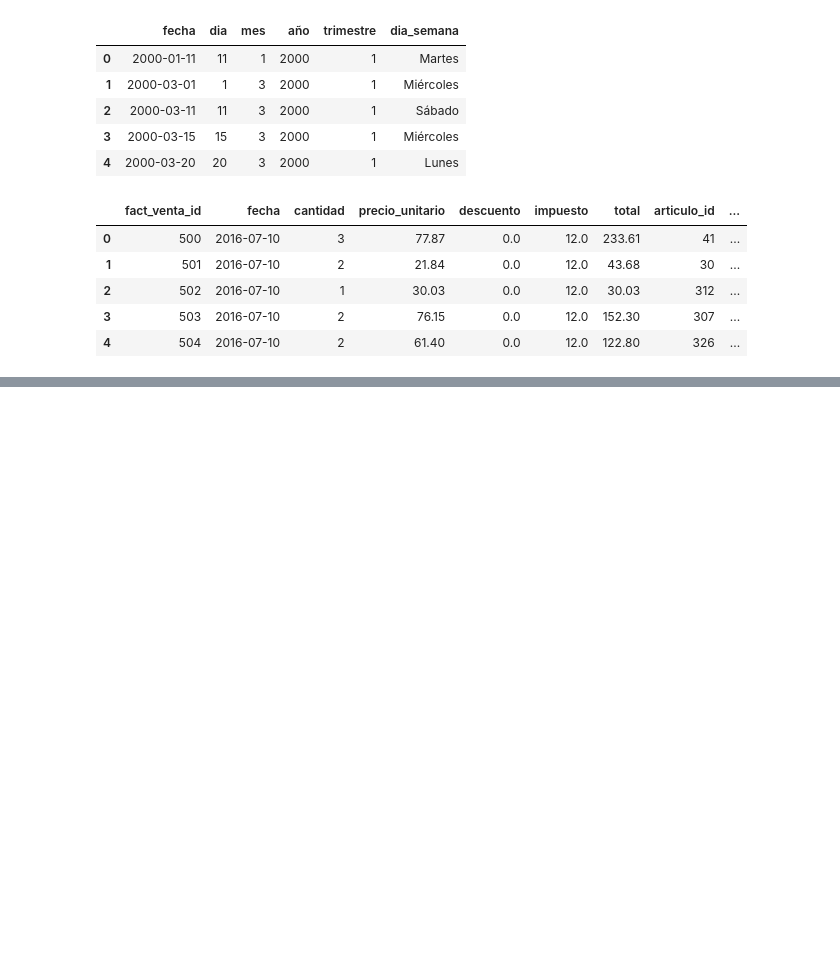
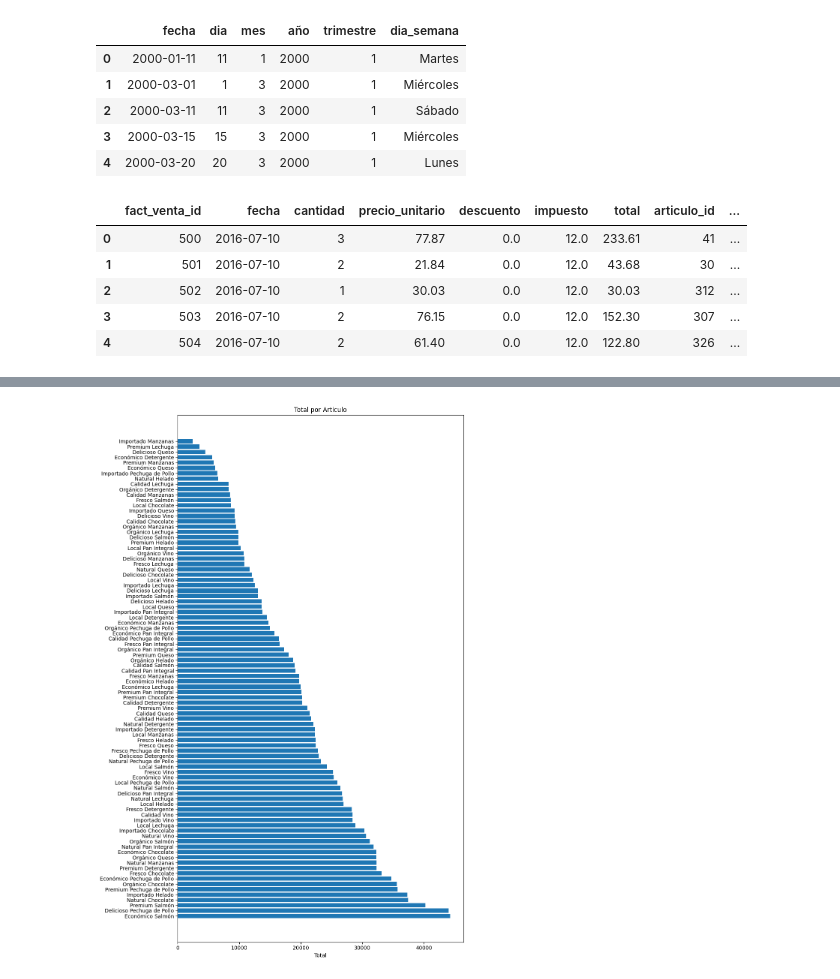
Before and after one commit to esnorki2008/Proyecto-Final-Ciencia-de-Datos-en-Python, a Jupyter notebook: DASHBOARD/DASHBOARD.ipynb, the cells around one changed output, grey strips where cells are left out. Saved outputs shown, nothing was run; the diff lists cells and outputs as text; code cells hidden in the pictures; blank space fills up the shorter version.

```diff
--- a/DASHBOARD/DASHBOARD.ipynb
+++ b/DASHBOARD/DASHBOARD.ipynb
@@ -104,0 +108,7 @@ fact_ventas.head()
+# %%
+art_mas_vendido = pd.merge(fact_ventas,dim_articulo, on="articulo_id",how="inner")
+art_mas_vendido = art_mas_vendido.groupby('nombre')['total'].sum()
+
+art_mas_vendido = pd.DataFrame(list(art_mas_vendido.items()),columns=['nombre','total'])
+art_mas_vendido.sort_values(by='total', ascending=False, inplace=True)
+art_mas_vendido
@@ -104,0 +129,9 @@ fact_ventas.head()
+# %%
+plt.figure(figsize=(10, 15))
+plt.barh(art_mas_vendido['nombre'], art_mas_vendido['total'])
+plt.xlabel('Total')
+plt.title('Total por Articulo')
+plt.tight_layout()
+plt.show()
+# %% [output]
+[figure, added]
```
Also changed, not shown: parts of 3 cells of this notebook.
